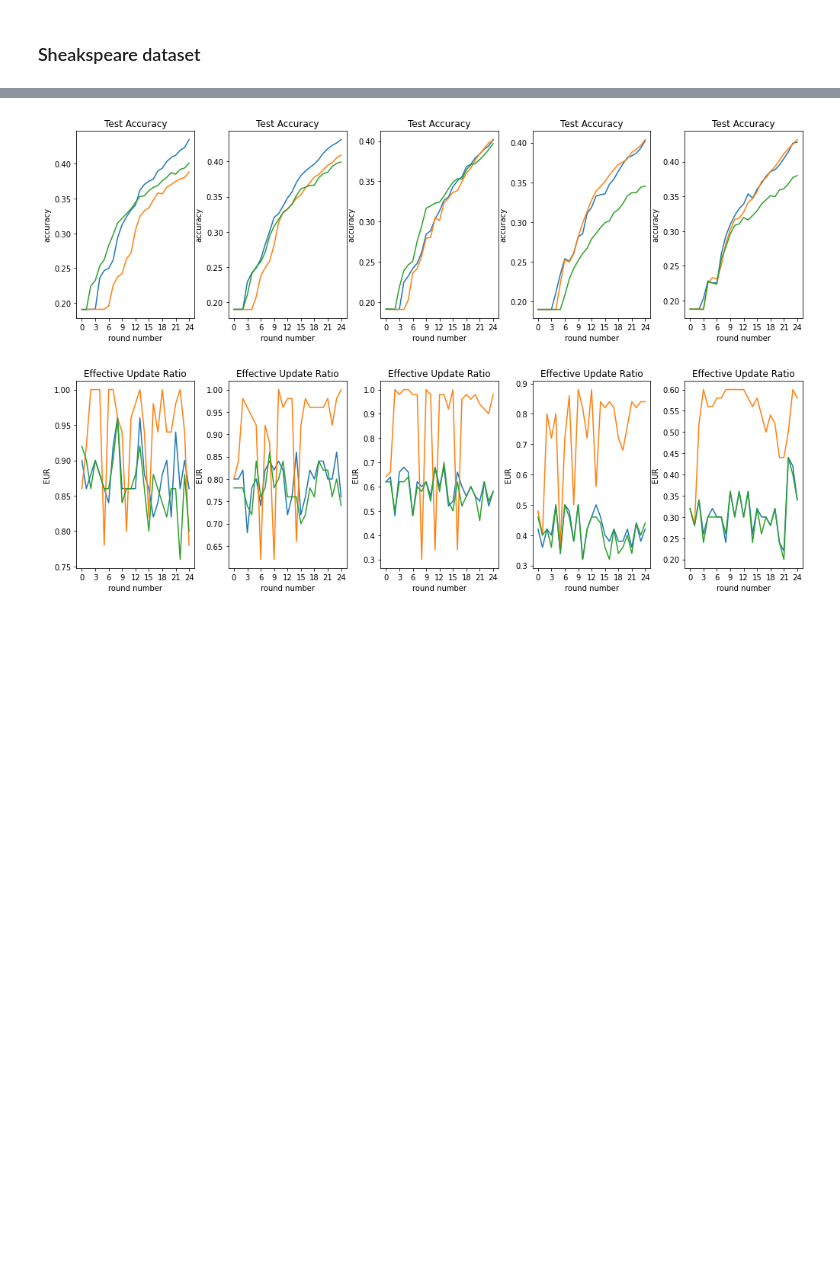
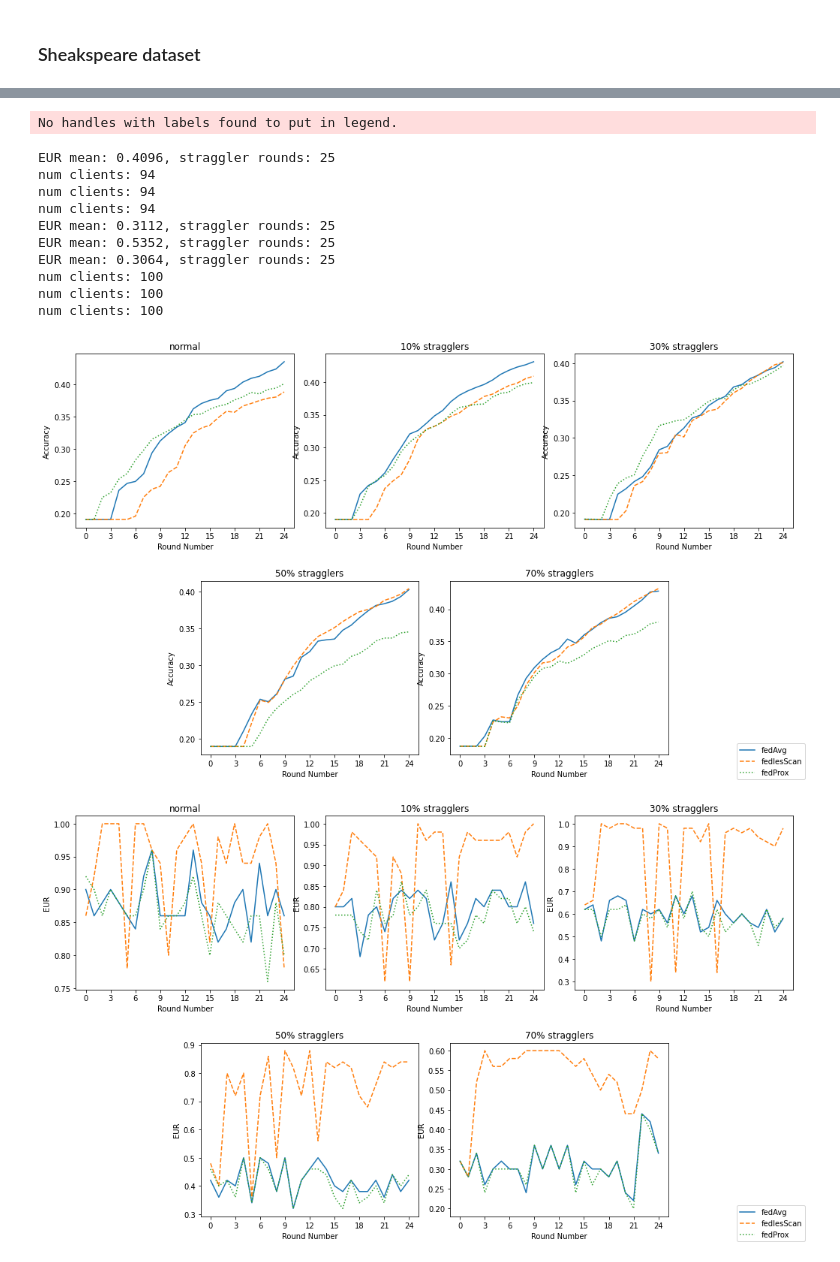
Before and after one commit to Serverless-Federated-Learning/FedLesScan, a Jupyter notebook: experiment/plots/eur_real.ipynb, the cells around one changed output, grey strips where cells are left out. Cells and saved outputs as stored; diff of their text form; code cells hidden in the pictures; blank space fills up the shorter version.

```diff
--- a/experiment/plots/eur_real.ipynb
+++ b/experiment/plots/eur_real.ipynb
@@ -123,5 +140,5 @@ path_prox = [f'{base_path}/shakespeare-prox-0',f'{base_path}/shakespeare-prox-0.
 path_enhanced = [f'{base_path}/shakespeare-enhanced-0',f'{base_path}/shakespeare-enhanced-0.1',f'{base_path}/shakespeare-enhanced-0.3',f'{base_path}/shakespeare-enhanced-0.5',f'{base_path}/shakespeare-enhanced-0.7']
 
 
-plot_dataset_compare_3(path_normals,path_enhanced,path_prox,dataset_titles)
+plot_dataset_compare_3(path_normals,path_enhanced,path_prox,dataset_titles,"shakespeare")
 # %% [output]
@@ -145,2 +165,13 @@ EUR mean: 0.3064, straggler rounds: 25
+No handles with labels found to put in legend.
+EUR mean: 0.4096, straggler rounds: 25
+num clients: 94
+num clients: 94
+num clients: 94
+EUR mean: 0.3112, straggler rounds: 25
+EUR mean: 0.5352, straggler rounds: 25
+EUR mean: 0.3064, straggler rounds: 25
+num clients: 100
+num clients: 100
+num clients: 100
-[figure, old version]
+[figure, new version]
-[figure, old version]
+[figure, new version]
```
Also changed, not shown: parts of 4 cells of this notebook, 1 other file.
